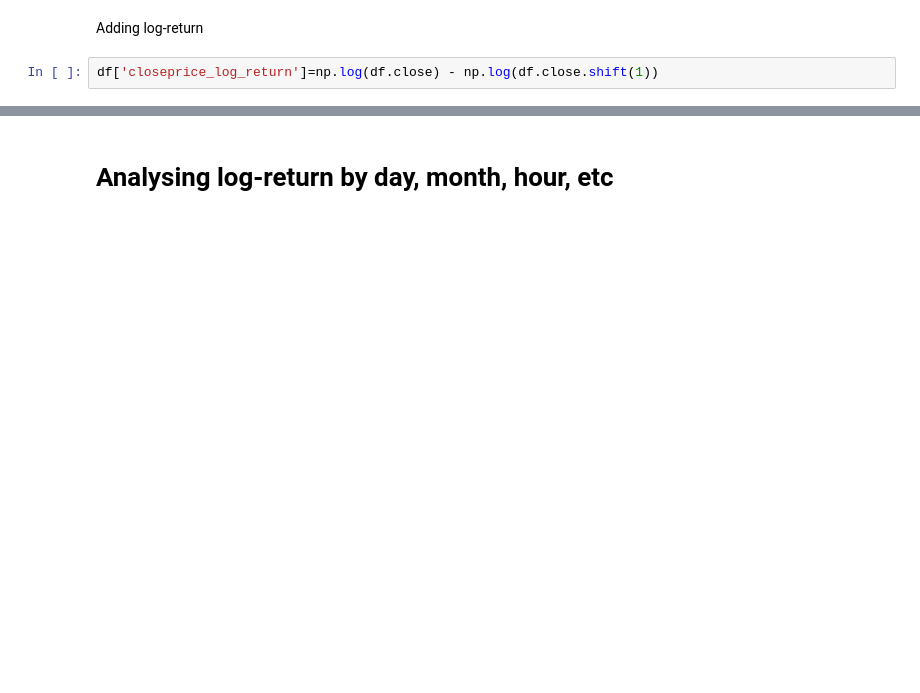
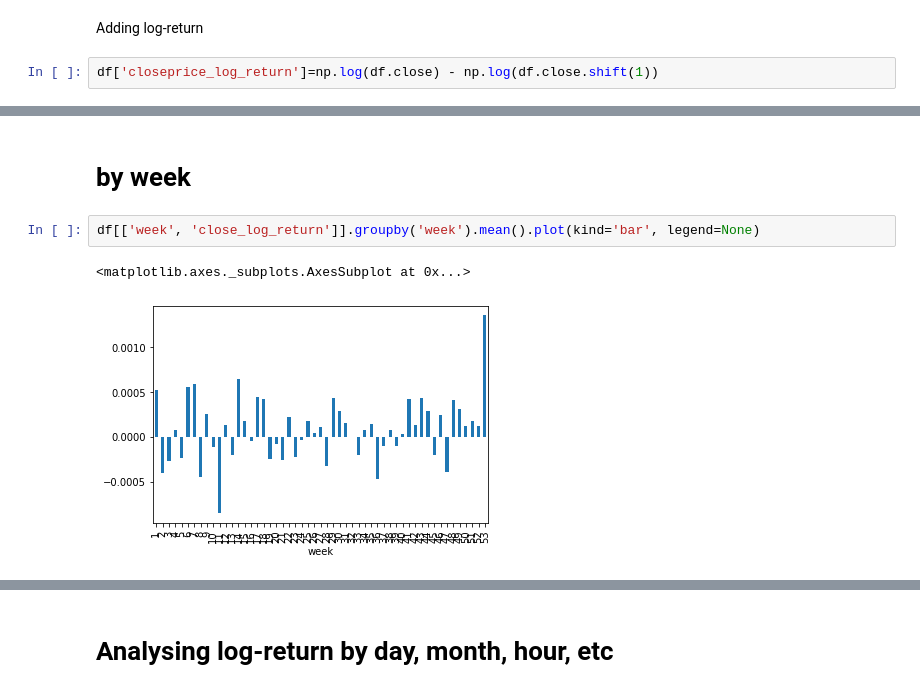
Before and after one commit to zachHFT/Optimal-Cryptocurrency-Trading-Strategies, a Jupyter notebook: eda.ipynb, the cells around one changed output, grey strips where cells are left out. Drawn from its saved outputs; the diff is of its cells as text; blank space fills up the shorter version.

```diff
--- a/eda.ipynb
+++ b/eda.ipynb
@@ -93,0 +106,7 @@ df
+# %% [markdown]
+# by week
+# %%
+df[['week', 'close_log_return']].groupby('week').mean().plot(kind='bar', legend=None)
+# %% [output]
+<matplotlib.axes._subplots.AxesSubplot at 0x...>
+[figure, added]
```
Also changed, not shown: parts of 21 cells of this notebook.
